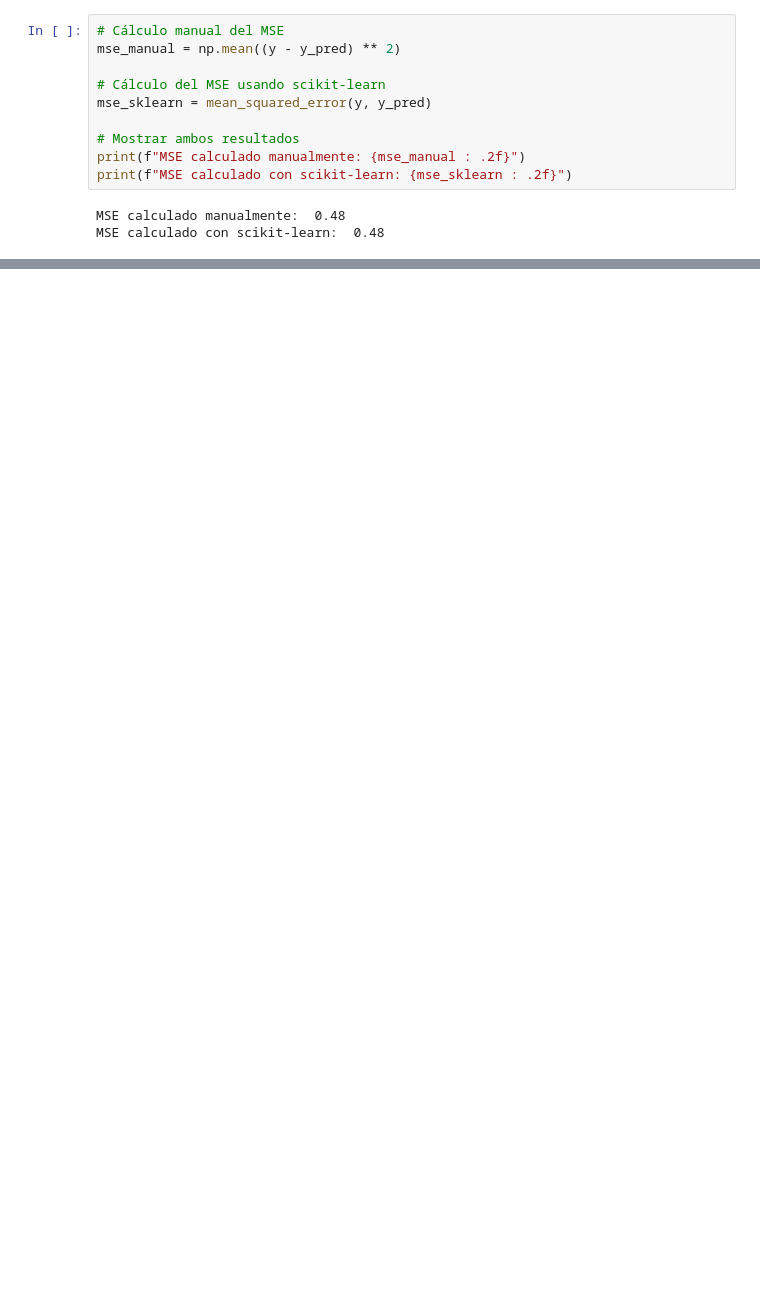
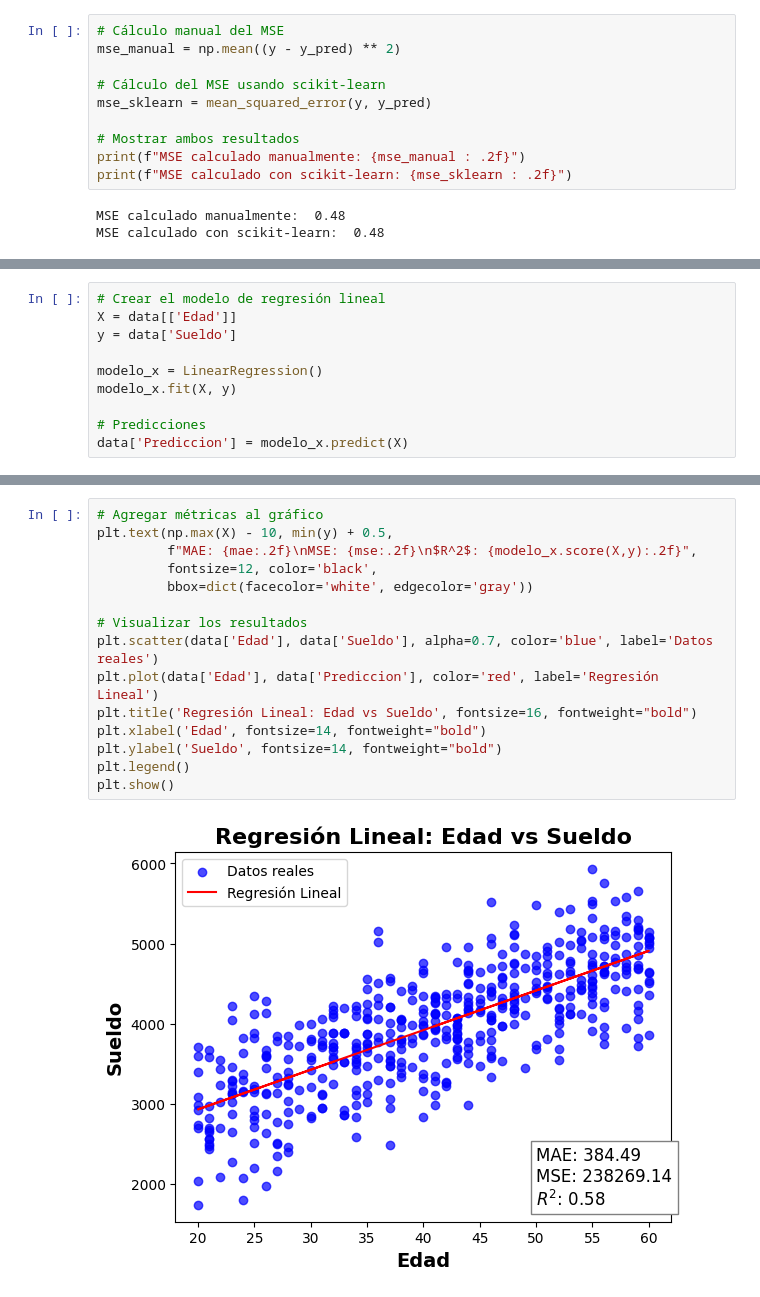
Before and after one commit to JaznaLaProfe/InteligenciaArtificial, a Jupyter notebook: notebooks/7-620454_ExplicaciónRegresiónLineal_Simple.ipynb, the cells around one changed output, grey strips where cells are left out. Saved outputs shown, nothing was run; the diff lists cells and outputs as text; blank space fills up the shorter version.

```diff
--- a/notebooks/7-620454_ExplicaciónRegresiónLineal_Simple.ipynb
+++ b/notebooks/7-620454_ExplicaciónRegresiónLineal_Simple.ipynb
@@ -130,0 +327,10 @@ MSE calculado con scikit-learn:  0.48
+# %%
+# Crear el modelo de regresión lineal
+X = data[['Edad']]
+y = data['Sueldo']
+
+modelo_x = LinearRegression()
+modelo_x.fit(X, y)
+
+# Predicciones
+data['Prediccion'] = modelo_x.predict(X)
@@ -130,0 +352,17 @@ MSE calculado con scikit-learn:  0.48
+# %%
+# Agregar métricas al gráfico
+plt.text(np.max(X) - 10, min(y) + 0.5,
+         f"MAE: {mae:.2f}\nMSE: {mse:.2f}\n$R^2$: {modelo_x.score(X,y):.2f}",
+         fontsize=12, color='black',
+         bbox=dict(facecolor='white', edgecolor='gray'))
+
+# Visualizar los resultados
+plt.scatter(data['Edad'], data['Sueldo'], alpha=0.7, color='blue', label='Datos reales')
+plt.plot(data['Edad'], data['Prediccion'], color='red', label='Regresión Lineal')
+plt.title('Regresión Lineal: Edad vs Sueldo', fontsize=16, fontweight="bold")
+plt.xlabel('Edad', fontsize=14, fontweight="bold")
+plt.ylabel('Sueldo', fontsize=14, fontweight="bold")
+plt.legend()
+plt.show()
+# %% [output]
+[figure, added]
```
Also changed, not shown: parts of 23 cells of this notebook.
